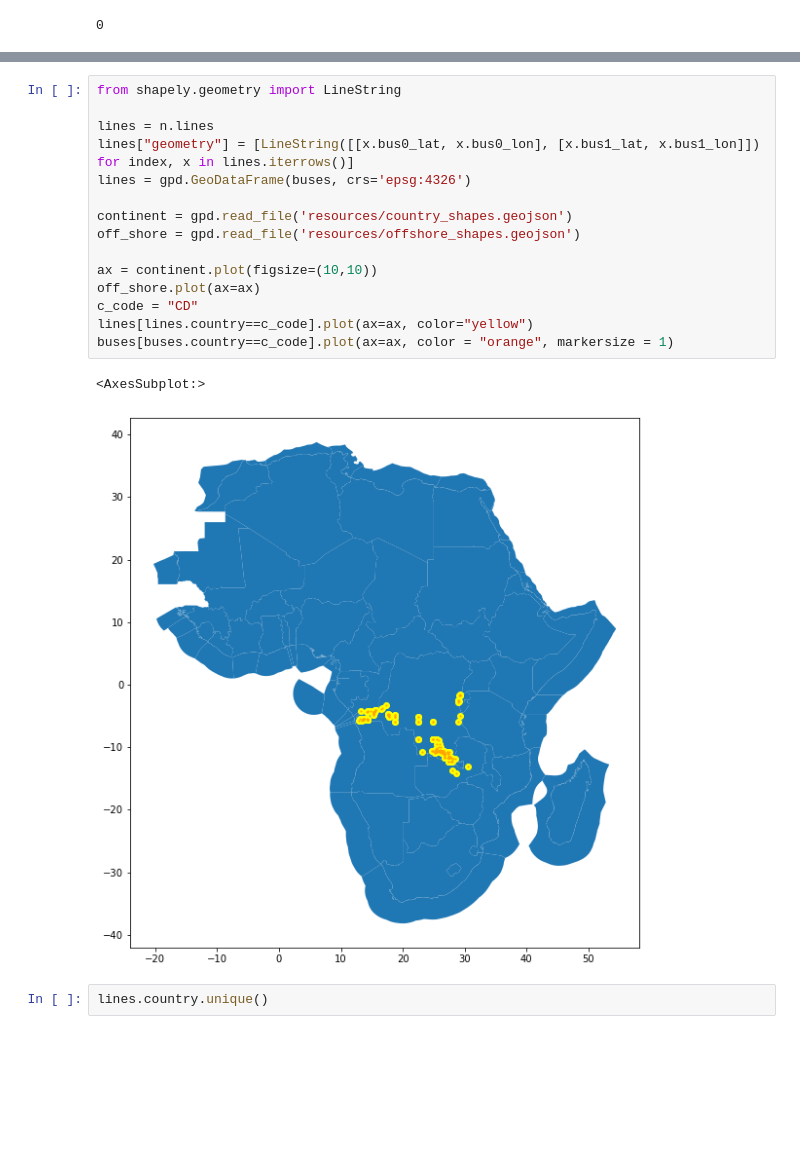
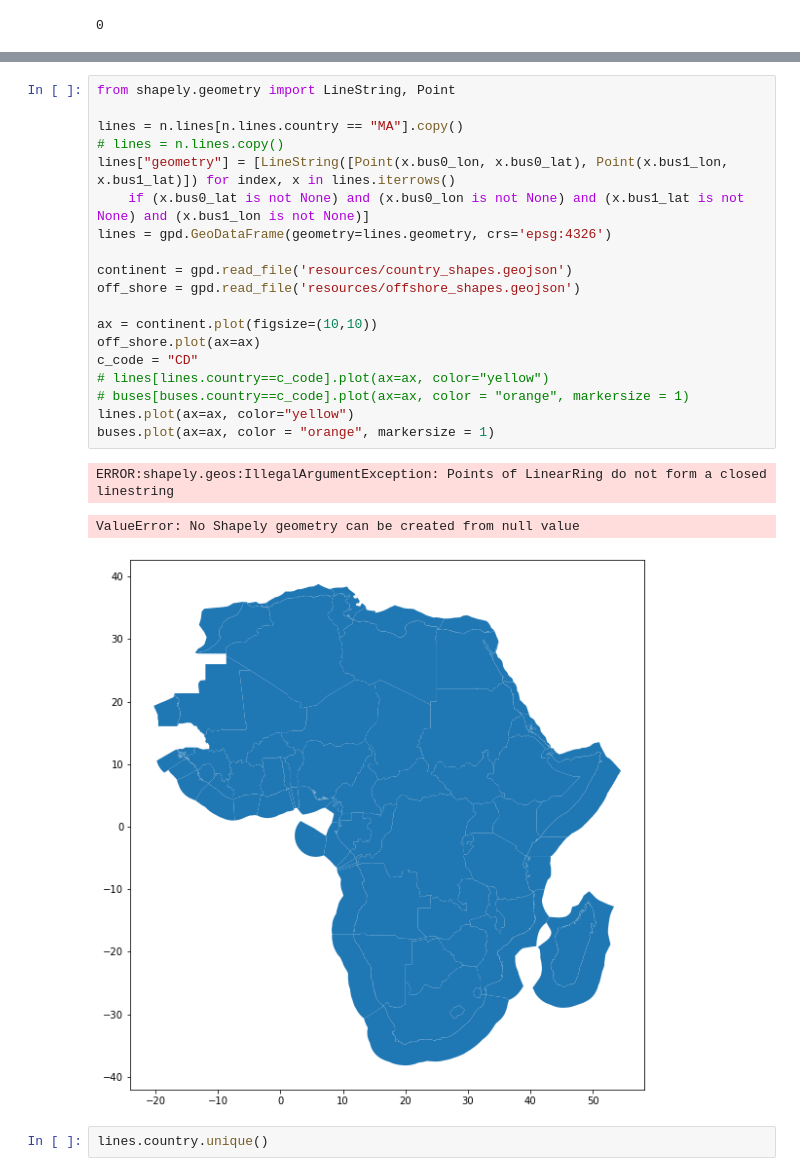
Before and after one commit to pypsa-meets-earth/pypsa-africa-hackathon, a Jupyter notebook: notebooks/build_bus_regions.ipynb, the cells around one changed output, grey strips where cells are left out. Cells and saved outputs as stored; diff of their text form; blank space fills up the shorter version.

Commit message:
update plot

```diff
--- a/notebooks/build_bus_regions.ipynb
+++ b/notebooks/build_bus_regions.ipynb
@@ -129,21 +112,26 @@ lines
 # %%
-from shapely.geometry import LineString
+from shapely.geometry import LineString, Point
 
-lines = n.lines
-lines["geometry"] = [LineString([[x.bus0_lat, x.bus0_lon], [x.bus1_lat, x.bus1_lon]]) for index, x in lines.iterrows()]
-lines = gpd.GeoDataFrame(buses, crs='epsg:4326')
+lines = n.lines[n.lines.country == "MA"].copy()
+# lines = n.lines.copy()
+lines["geometry"] = [LineString([Point(x.bus0_lon, x.bus0_lat), Point(x.bus1_lon, x.bus1_lat)]) for index, x in lines.iterrows()
+    if (x.bus0_lat is not None) and (x.bus0_lon is not None) and (x.bus1_lat is not None) and (x.bus1_lon is not None)]
+lines = gpd.GeoDataFrame(geometry=lines.geometry, crs='epsg:4326')
 
 continent = gpd.read_file('resources/country_shapes.geojson')
 off_shore = gpd.read_file('resources/offshore_shapes.geojson')
 
 ax = continent.plot(figsize=(10,10))
 off_shore.plot(ax=ax)
 c_code = "CD"
-lines[lines.country==c_code].plot(ax=ax, color="yellow")
-buses[buses.country==c_code].plot(ax=ax, color = "orange", markersize = 1)
+# lines[lines.country==c_code].plot(ax=ax, color="yellow")
+# buses[buses.country==c_code].plot(ax=ax, color = "orange", markersize = 1)
+lines.plot(ax=ax, color="yellow")
+buses.plot(ax=ax, color = "orange", markersize = 1)
 # %% [output]
-<AxesSubplot:>
+ERROR:shapely.geos:IllegalArgumentException: Points of LinearRing do not form a closed linestring
+ValueError: No Shapely geometry can be created from null value
-[figure, old version]
+[figure, new version]
 # %%
 lines.country.unique()
 # %% [output]
```
Also changed, not shown: parts of 1 cell of this notebook.
